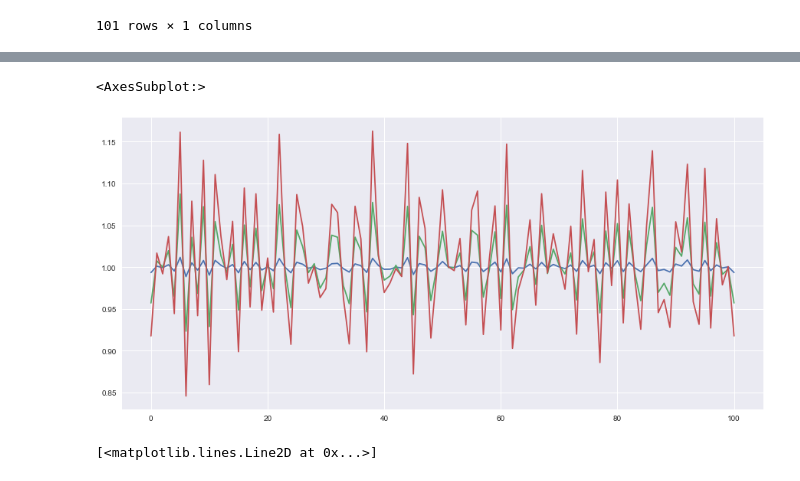
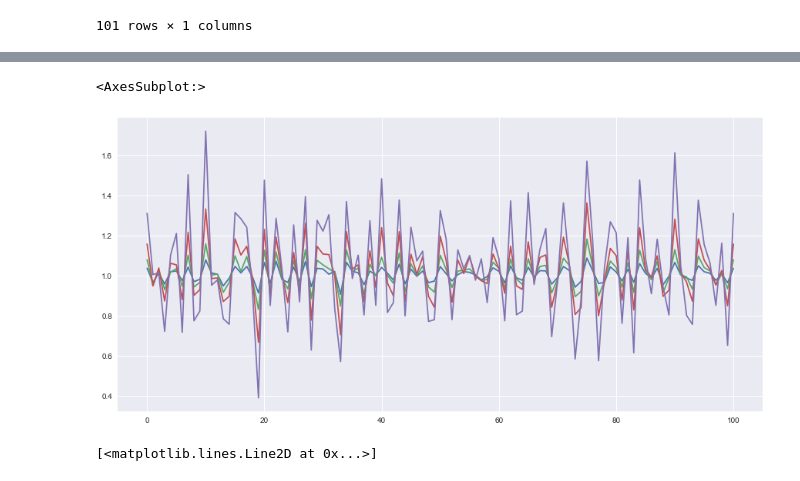
Before and after one commit to edoardoluna/EC-CC-PDE-Model, a Jupyter notebook: stoch_pde.ipynb, the cells around one changed output, grey strips where cells are left out. Drawn from its saved outputs; the diff is of its cells as text; code cells hidden in the pictures.

```diff
--- a/stoch_pde.ipynb
+++ b/stoch_pde.ipynb
@@ -45,12 +45,13 @@ y_data
 # %%
 # Solutions to stoch pde. Only noise and birth terms are included
 plt.figure(figsize=(15,7))
-y_data.iloc[1].plot()
 y_data.iloc[10].plot()
 y_data.iloc[20].plot()
+y_data.iloc[40].plot()
+y_data.iloc[80].plot()
 # %% [output]
 <AxesSubplot:>
-[figure, old version]
+[figure, new version]
 # %%
 plt.plot(x_axis,y_data.iloc[500])
 plt.plot(x_axis,y_data.iloc[1000])
```
Also changed, not shown: parts of 14 cells of this notebook, 1 other file.
